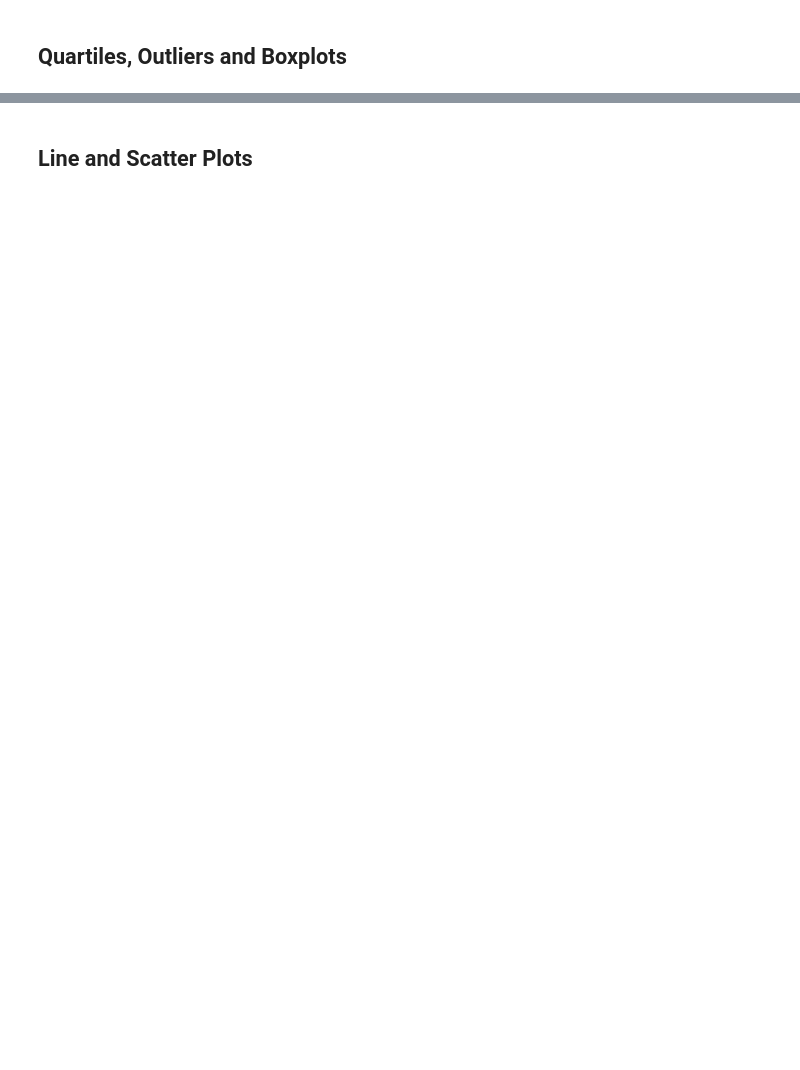
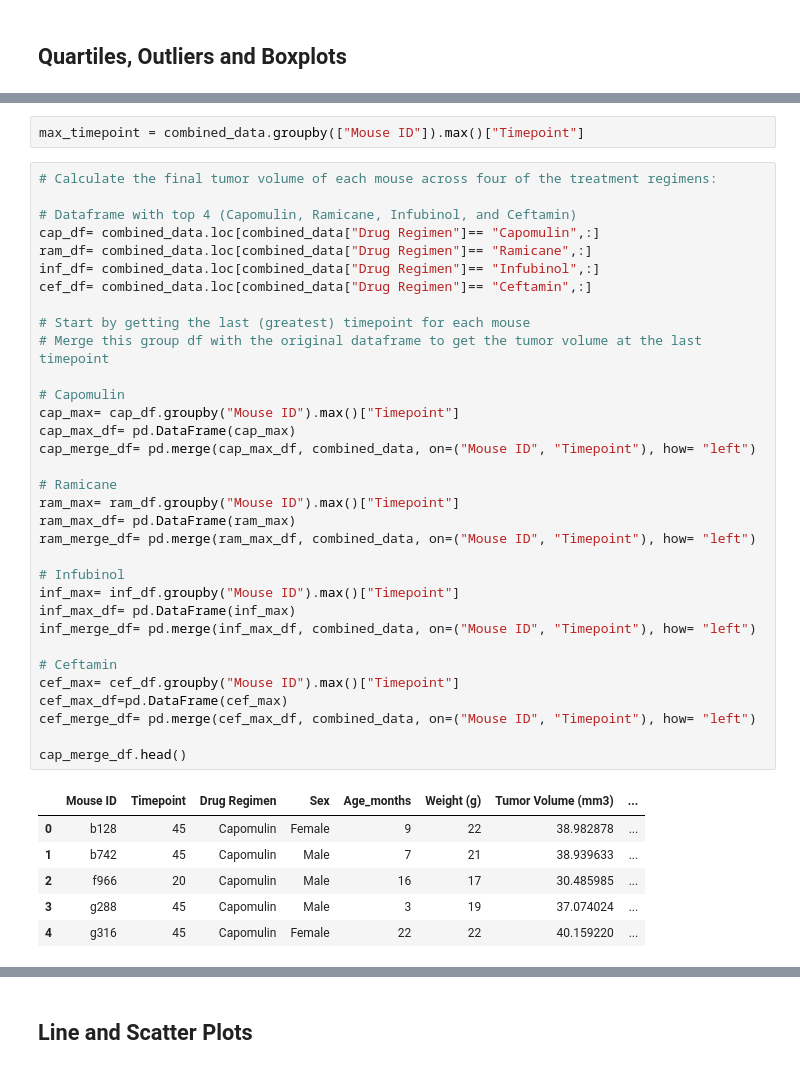
Before and after one commit to miaisrael/matplotlib-challenge, a Jupyter notebook: Pymaceuticals/pymaceuticals_starter.ipynb, the cells around one changed output, grey strips where cells are left out. Drawn from its saved outputs; the diff is of its cells as text; blank space fills up the shorter version.

```diff
--- a/Pymaceuticals/pymaceuticals_starter.ipynb
+++ b/Pymaceuticals/pymaceuticals_starter.ipynb
@@ -281,0 +208,42 @@ tumor_vol_data= []
+# %%
+max_timepoint = combined_data.groupby(["Mouse ID"]).max()["Timepoint"]
+# %%
+# Calculate the final tumor volume of each mouse across four of the treatment regimens:
+
+# Dataframe with top 4 (Capomulin, Ramicane, Infubinol, and Ceftamin)
+cap_df= combined_data.loc[combined_data["Drug Regimen"]== "Capomulin",:]
+ram_df= combined_data.loc[combined_data["Drug Regimen"]== "Ramicane",:]
+inf_df= combined_data.loc[combined_data["Drug Regimen"]== "Infubinol",:]
+cef_df= combined_data.loc[combined_data["Drug Regimen"]== "Ceftamin",:]
+
+# Start by getting the last (greatest) timepoint for each mouse
+# Merge this group df with the original dataframe to get the tumor volume at the last timepoint
+
+# Capomulin
+cap_max= cap_df.groupby("Mouse ID").max()["Timepoint"]
+cap_max_df= pd.DataFrame(cap_max)
+cap_merge_df= pd.merge(cap_max_df, combined_data, on=("Mouse ID", "Timepoint"), how= "left")
+
+# Ramicane
+ram_max= ram_df.groupby("Mouse ID").max()["Timepoint"]
+ram_max_df= pd.DataFrame(ram_max)
+ram_merge_df= pd.merge(ram_max_df, combined_data, on=("Mouse ID", "Timepoint"), how= "left")
+
+# Infubinol
+inf_max= inf_df.groupby("Mouse ID").max()["Timepoint"]
+inf_max_df= pd.DataFrame(inf_max)
+inf_merge_df= pd.merge(inf_max_df, combined_data, on=("Mouse ID", "Timepoint"), how= "left")
+
+# Ceftamin
+cef_max= cef_df.groupby("Mouse ID").max()["Timepoint"]
+cef_max_df=pd.DataFrame(cef_max)
+cef_merge_df= pd.merge(cef_max_df, combined_data, on=("Mouse ID", "Timepoint"), how= "left")
+
+cap_merge_df.head()
+# %% [output]
+|  | Mouse ID | Timepoint | Drug Regimen | Sex | Age_months | Weight (g) | Tumor Volume (mm3) | ... |
+| 0 | b128 | 45 | Capomulin | Female | 9 | 22 | 38.982878 | ... |
+| 1 | b742 | 45 | Capomulin | Male | 7 | 21 | 38.939633 | ... |
+| 2 | f966 | 20 | Capomulin | Male | 16 | 17 | 30.485985 | ... |
+| 3 | g288 | 45 | Capomulin | Male | 3 | 19 | 37.074024 | ... |
+| 4 | g316 | 45 | Capomulin | Female | 22 | 22 | 40.159220 | ... |
```
Also changed, not shown: parts of 11 cells of this notebook.
